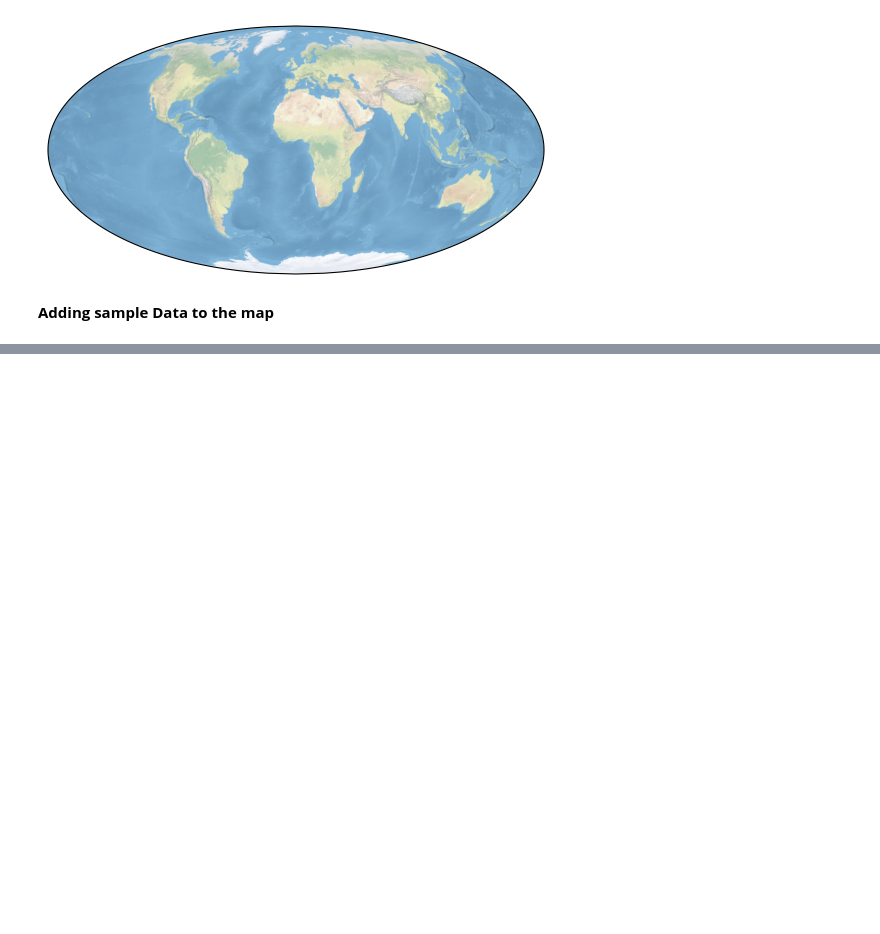
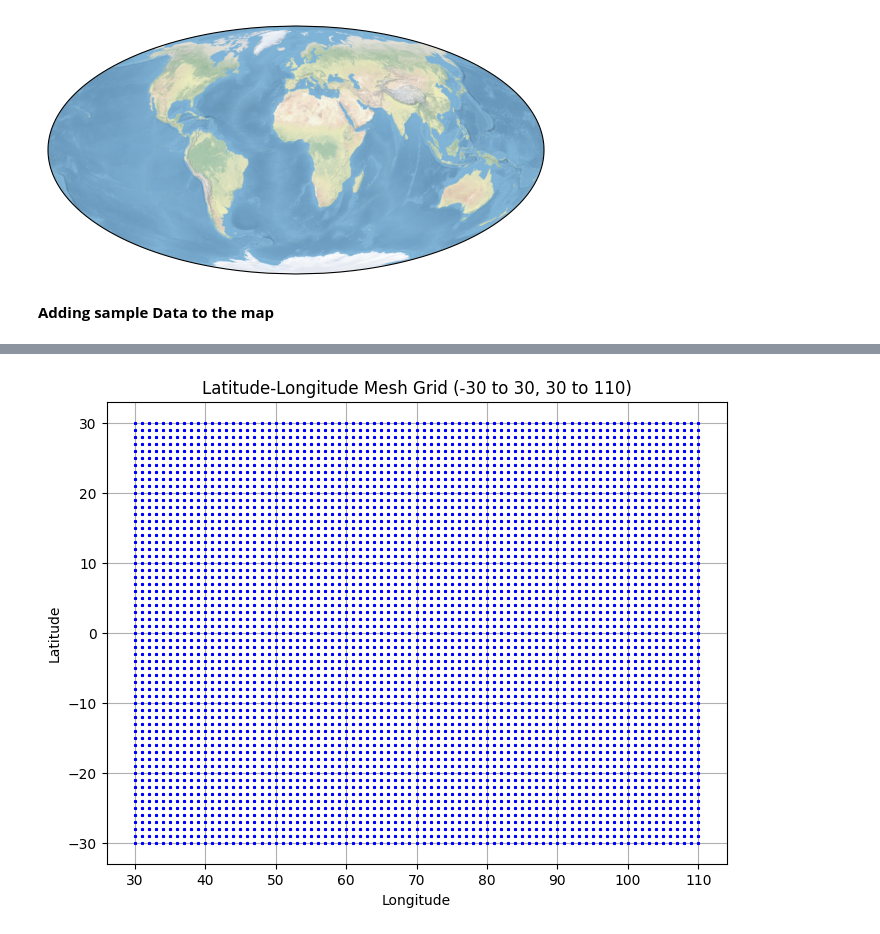
Before and after one commit to pajonnakuti/pyDataviz, a Jupyter notebook: code/XArray_example.ipynb, the cells around one changed output, grey strips where cells are left out. Drawn from its saved outputs; the diff is of its cells as text; code cells hidden in the pictures; blank space fills up the shorter version.

```diff
--- a/code/XArray_example.ipynb
+++ b/code/XArray_example.ipynb
@@ -298,0 +324,4 @@ plt.show()
+# %%
+# Create lat and lon arrays
+lats = np.arange(lat_min, lat_max+ lat_step , lat_step)
+lons = np.arange(lon_min, lon_max+lon_step , lon_step)
@@ -298,0 +341,3 @@ plt.show()
+# %%
+# Create meshgrid
+lon_grid, lat_grid = np.meshgrid(lons, lats)
@@ -298,0 +362,11 @@ plt.show()
+# %%
+# === Plot mesh grid ===
+plt.figure(figsize=(8,6))
+plt.plot(lon_grid, lat_grid, 'b*', markersize=2)   # points
+plt.xlabel("Longitude")
+plt.ylabel("Latitude")
+plt.title("Latitude-Longitude Mesh Grid (-30 to 30, 30 to 110)")
+plt.grid(True)
+plt.show()
+# %% [output]
+[figure, added]
```
Also changed, not shown: parts of 20 cells of this notebook.
